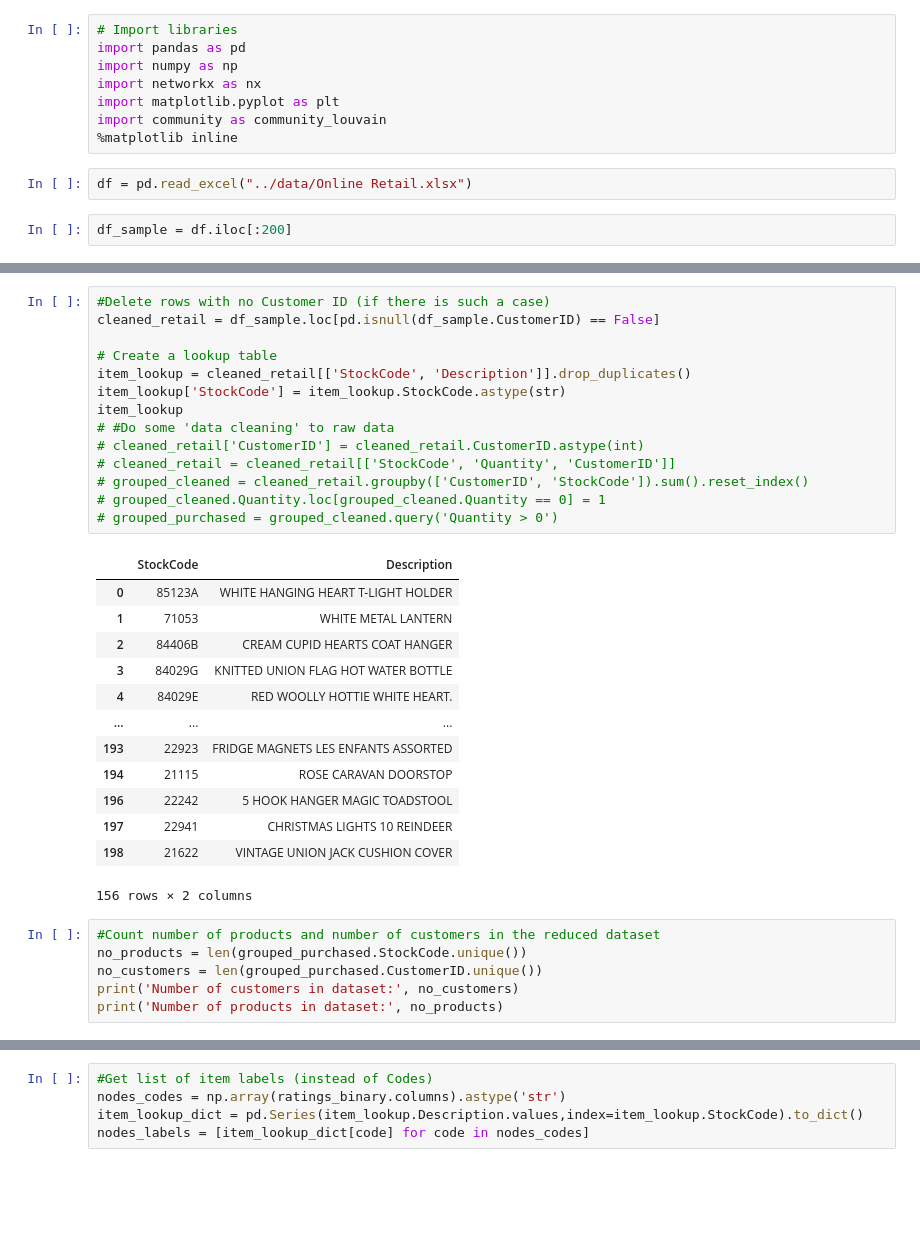
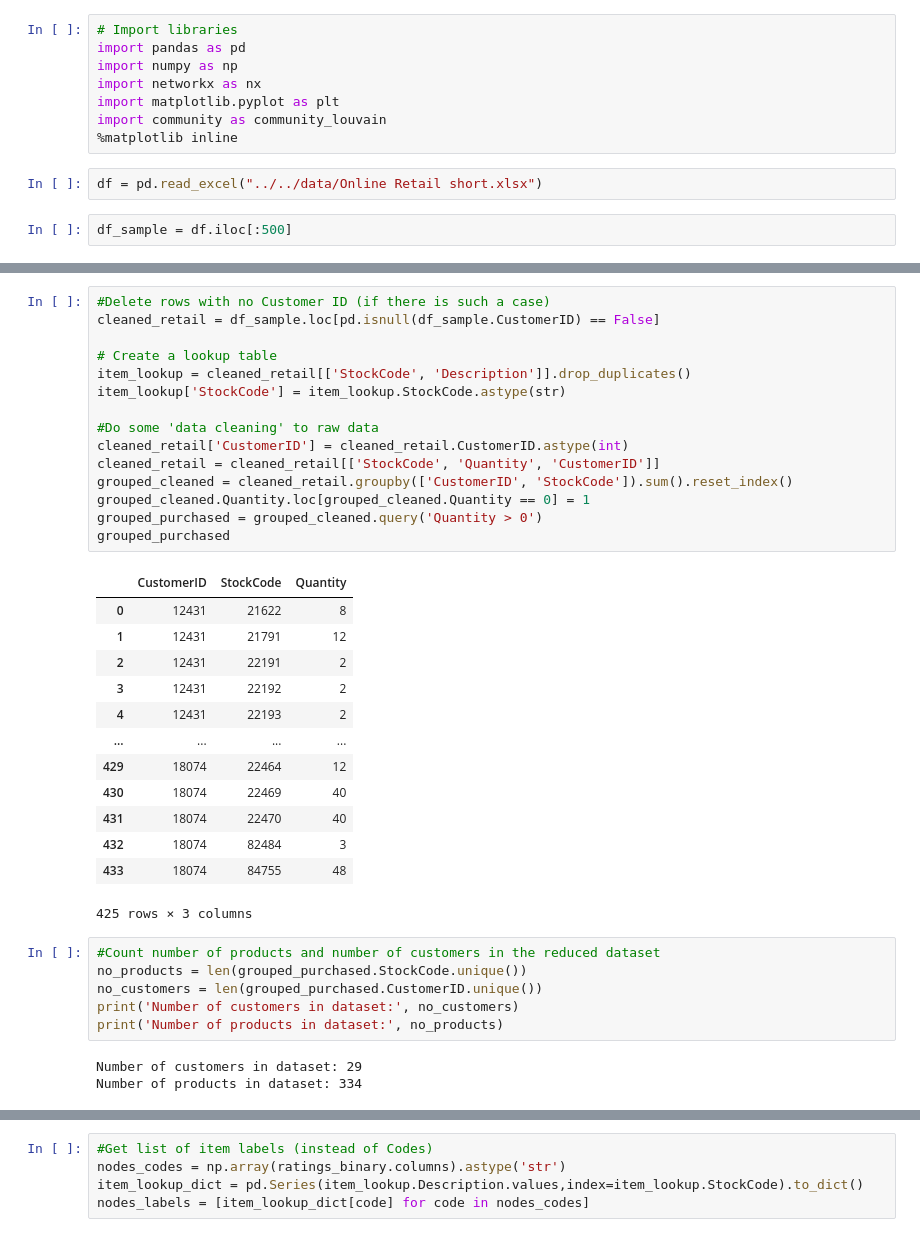
Before and after one commit to gurkandyilmaz/graph_based_recommendation, a Jupyter notebook: notebooks/kaggle.ipynb, the cells around one changed output, grey strips where cells are left out. Cells and saved outputs as stored; diff of their text form; blank space fills up the shorter version.

```diff
--- a/notebooks/kaggle.ipynb
+++ b/notebooks/kaggle.ipynb
@@ -7,9 +7,9 @@ import matplotlib.pyplot as plt
 import community as community_louvain
 %matplotlib inline
 # %%
-df = pd.read_excel("../data/Online Retail.xlsx")
+df = pd.read_excel("../../data/Online Retail short.xlsx")
 # %%
-df_sample = df.iloc[:200]
+df_sample = df.iloc[:500]
 # %%
 df_sample
 # %% [output]
@@ -29,37 +29,41 @@ df_sample
 # %%
 #Delete rows with no Customer ID (if there is such a case)
 cleaned_retail = df_sample.loc[pd.isnull(df_sample.CustomerID) == False]
 
 # Create a lookup table
 item_lookup = cleaned_retail[['StockCode', 'Description']].drop_duplicates()
 item_lookup['StockCode'] = item_lookup.StockCode.astype(str)
-item_lookup
-# #Do some 'data cleaning' to raw data
-# cleaned_retail['CustomerID'] = cleaned_retail.CustomerID.astype(int)
-# cleaned_retail = cleaned_retail[['StockCode', 'Quantity', 'CustomerID']]
-# grouped_cleaned = cleaned_retail.groupby(['CustomerID', 'StockCode']).sum().reset_index()
-# grouped_cleaned.Quantity.loc[grouped_cleaned.Quantity == 0] = 1
-# grouped_purchased = grouped_cleaned.query('Quantity > 0')
+
+#Do some 'data cleaning' to raw data
+cleaned_retail['CustomerID'] = cleaned_retail.CustomerID.astype(int)
+cleaned_retail = cleaned_retail[['StockCode', 'Quantity', 'CustomerID']]
+grouped_cleaned = cleaned_retail.groupby(['CustomerID', 'StockCode']).sum().reset_index()
+grouped_cleaned.Quantity.loc[grouped_cleaned.Quantity == 0] = 1
+grouped_purchased = grouped_cleaned.query('Quantity > 0')
+grouped_purchased
 # %% [output]
-|  | StockCode | Description |
-| 0 | 85123A | WHITE HANGING HEART T-LIGHT HOLDER |
-| 1 | 71053 | WHITE METAL LANTERN |
-| 2 | 84406B | CREAM CUPID HEARTS COAT HANGER |
-| 3 | 84029G | KNITTED UNION FLAG HOT WATER BOTTLE |
-| 4 | 84029E | RED WOOLLY HOTTIE WHITE HEART. |
-| ... | ... | ... |
-| 193 | 22923 | FRIDGE MAGNETS LES ENFANTS ASSORTED |
-| 194 | 21115 | ROSE CARAVAN DOORSTOP |
-| 196 | 22242 | 5 HOOK HANGER MAGIC TOADSTOOL |
-| 197 | 22941 | CHRISTMAS LIGHTS 10 REINDEER |
-| 198 | 21622 | VINTAGE UNION JACK CUSHION COVER |
+|  | CustomerID | StockCode | Quantity |
+| 0 | 12431 | 21622 | 8 |
+| 1 | 12431 | 21791 | 12 |
+| 2 | 12431 | 22191 | 2 |
+| 3 | 12431 | 22192 | 2 |
+| 4 | 12431 | 22193 | 2 |
+| ... | ... | ... | ... |
+| 429 | 18074 | 22464 | 12 |
+| 430 | 18074 | 22469 | 40 |
+| 431 | 18074 | 22470 | 40 |
+| 432 | 18074 | 82484 | 3 |
+| 433 | 18074 | 84755 | 48 |
-156 rows × 2 columns
+425 rows × 3 columns
 # %%
 #Count number of products and number of customers in the reduced dataset
 no_products = len(grouped_purchased.StockCode.unique())
 no_customers = len(grouped_purchased.CustomerID.unique())
 print('Number of customers in dataset:', no_customers)
 print('Number of products in dataset:', no_products)
+# %% [output]
+Number of customers in dataset: 29
+Number of products in dataset: 334
 # %%
 #Turn raw data to pivot ('ratings' matrix)
 ratings = grouped_purchased.pivot(index = 'CustomerID', columns='StockCode', values='Quantity').fillna(0).astype('int')
```
Also changed, not shown: parts of 13 cells of this notebook, 1 other file.
